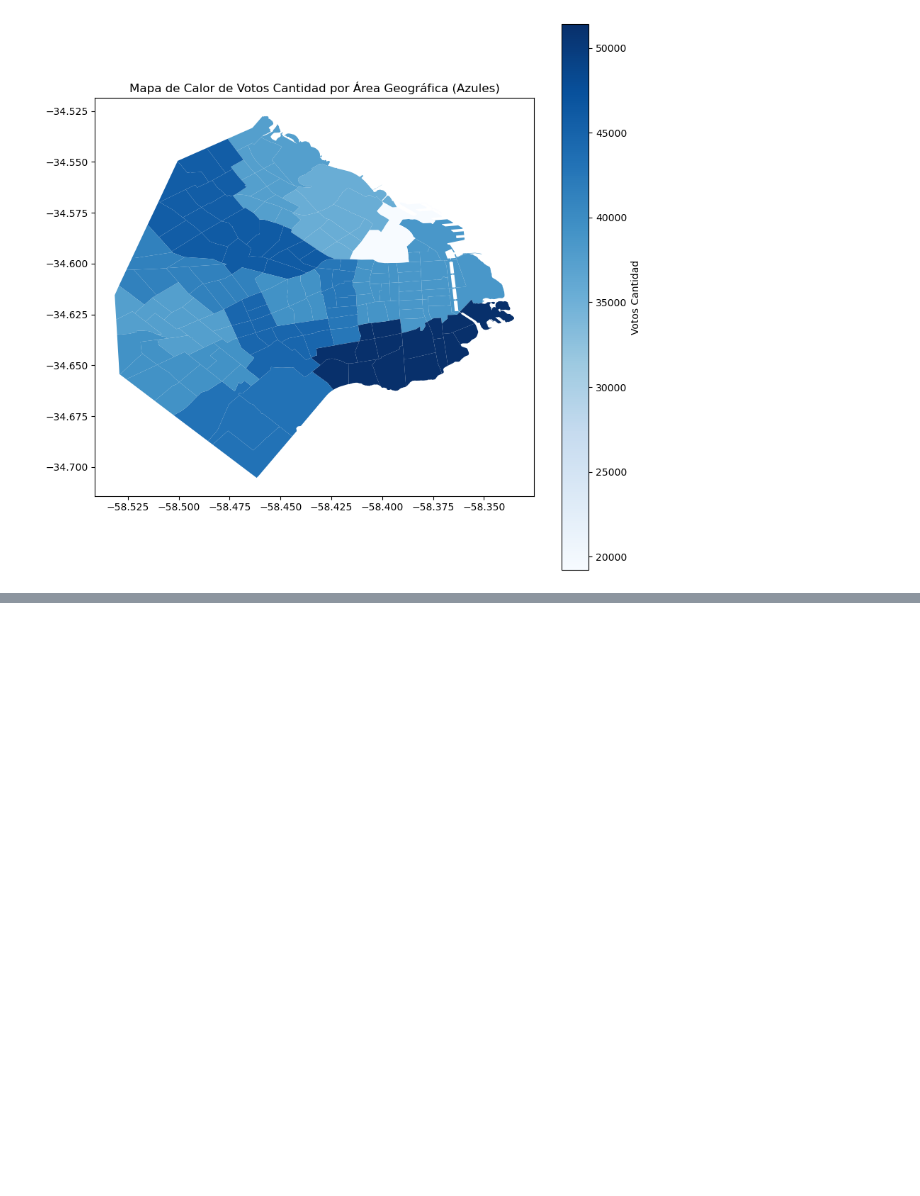
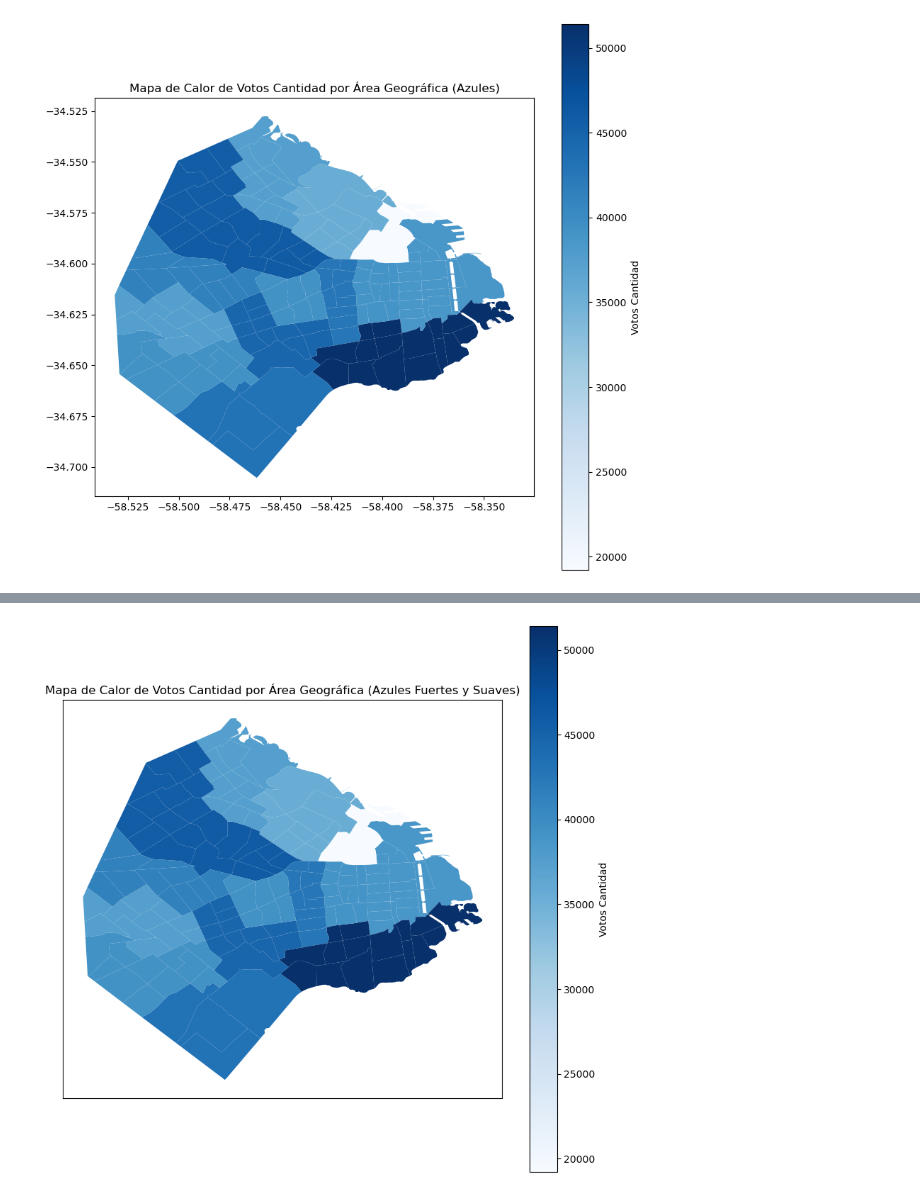
Before and after one commit to StefanoPavesa/TrabajoFinal---MET4OP, a Jupyter notebook: plot_caba_definitivo.ipynb, the cells around one changed output, grey strips where cells are left out. Saved outputs shown, nothing was run; the diff lists cells and outputs as text; code cells hidden in the pictures; blank space fills up the shorter version.

```diff
--- a/plot_caba_definitivo.ipynb
+++ b/plot_caba_definitivo.ipynb
@@ -164,0 +190,29 @@ plt.show()
+# %%
+import geopandas as gpd
+from shapely import wkt
+import matplotlib.pyplot as plt
+
+# Supongamos que resultados_agrupados es tu DataFrame agrupado
+
+# Convertir la columna 'WKT' a geometrías
+resultados_agrupados['geometry'] = resultados_agrupados['WKT'].apply(wkt.loads)
+
+# Crear un GeoDataFrame
+gdf = gpd.GeoDataFrame(resultados_agrupados, geometry='geometry')
+
+# Definir un rango para la escala de colores (ajusta según tus datos)
+vmin = resultados_agrupados['votos_cantidad'].min()
+vmax = resultados_agrupados['votos_cantidad'].max()
+
+# Plotear el mapa de calor con paleta de colores azules más fuertes y suaves
+fig, ax = plt.subplots(figsize=(10, 10))
+gdf.plot(column='votos_cantidad', cmap='Blues', legend=True, legend_kwds={'label': "Votos Cantidad"}, ax=ax, vmin=vmin, vmax=vmax)
+plt.title('Mapa de Calor de Votos Cantidad por Área Geográfica (Azules Fuertes y Suaves)')
+
+# Eliminar etiquetas de los ejes x e y
+ax.set_xticks([])
+ax.set_yticks([])
+
+plt.show()
+# %% [output]
+[figure, added]
```
Also changed, not shown: parts of 1 cell of this notebook.
